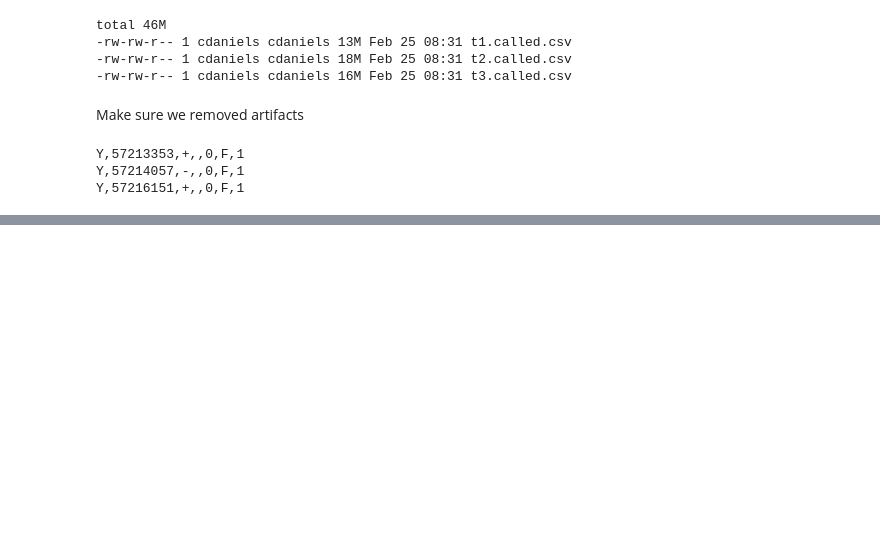
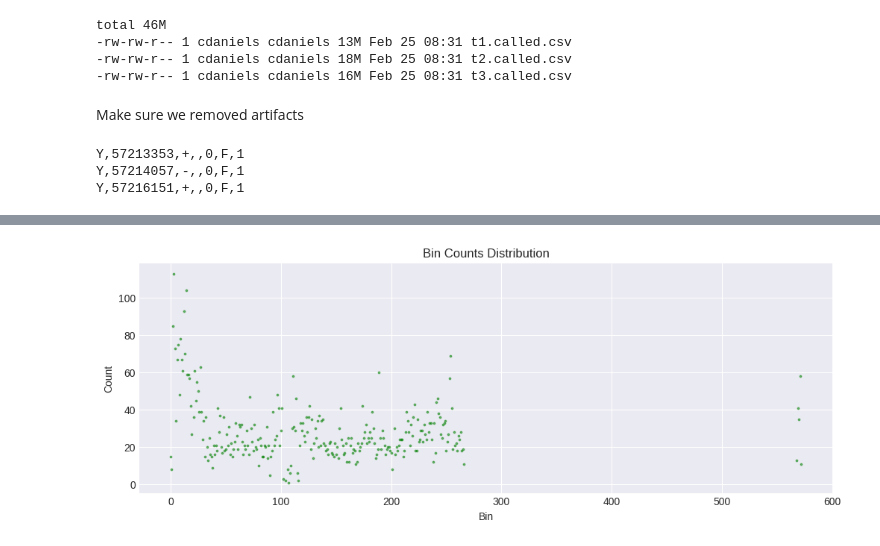
Before and after one commit to prairie-guy/UBS-seq_basic, a Jupyter notebook: workspace/ubs_basic.ipynb, the cells around one changed output, grey strips where cells are left out. Saved outputs shown, nothing was run; the diff lists cells and outputs as text; code cells hidden in the pictures; blank space fills up the shorter version.

Commit message:
Added Step: Filter_calls and added graphs to visualize

```diff
--- a/workspace/ubs_basic.ipynb
+++ b/workspace/ubs_basic.ipynb
@@ -744,0 +820,24 @@ How many original
+# %%
+bin_size = 100000
+
+df = pd.read_csv(fname(out_path,'t3','called.csv'), low_memory=False)
+
+df_ref = df[df['ref'] == 'Y'].copy()
+df_ref['bin'] = (df_ref['pos'] / bin_size).apply(np.floor)
+
+bin_counts = df_ref.groupby('bin')['unconvertedBaseCount'].size()
+# %%
+# Plotting
+plt.style.use('seaborn-v0_8-darkgrid')  # Example style, replace with your preferred style
+fig, ax = plt.subplots(figsize=(12, 4))
+
+# Assuming bin_counts index is what you want on the x-axis and the values are what you want on the y-axis
+ax.scatter(bin_counts.index, bin_counts.values, s=3, alpha=0.5, color='green')  # s controls the marker size, alpha controls transparency
+
+ax.set_xlabel('Bin')  # Assuming 'Bin' is the appropriate label
+ax.set_ylabel('Count')
+ax.set_title('Bin Counts Distribution')
+
+plt.show()
+# %% [output]
+[figure, added]
```
Also changed, not shown: parts of 25 cells of this notebook.
